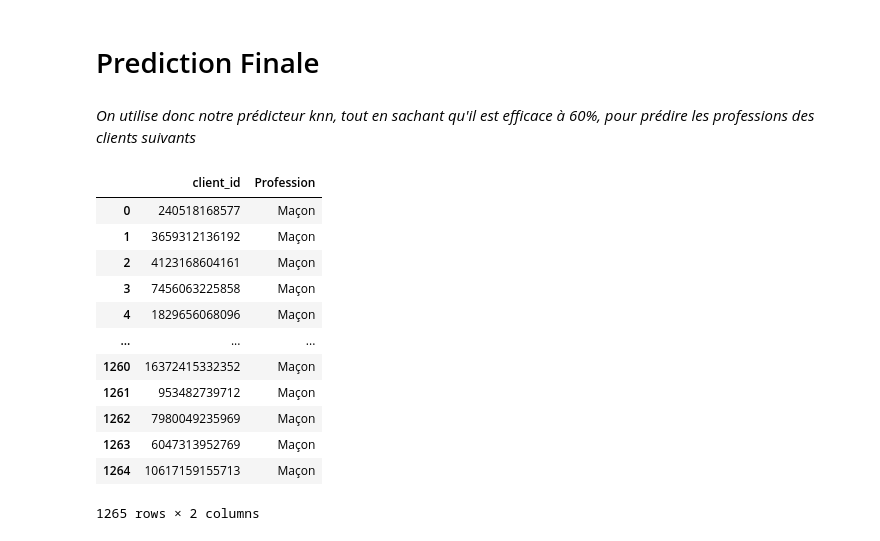
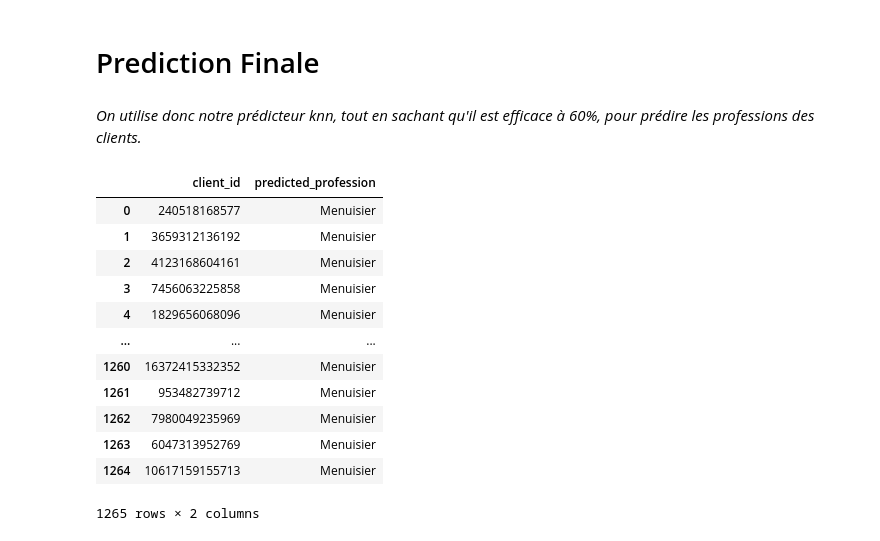
Before and after one commit to blanchelalouette/tpgithub1, a Jupyter notebook: Cas_Saint_GOBAIN_Prédiction_des_professions_clients.ipynb, the cells around one changed output. Cells and saved outputs as stored; diff of their text form; code cells hidden in the pictures.

```diff
--- a/Cas_Saint_GOBAIN_Prédiction_des_professions_clients.ipynb
+++ b/Cas_Saint_GOBAIN_Prédiction_des_professions_clients.ipynb
@@ -362,23 +400,23 @@ On s'apercoit que le prédicteur de la regression logistique n'est pas du tout e
 # %% [markdown]
 # Prediction Finale
 # %% [markdown]
-*On utilise donc notre prédicteur knn, tout en sachant qu'il est efficace à 60%, pour prédire les professions des clients suivants*
+*On utilise donc notre prédicteur knn, tout en sachant qu'il est efficace à 60%, pour prédire les professions des clients.*
 # %%
 X_tocomplete = clients_to_complete.values
 jobs = knn.predict(X_tocomplete.reshape(-1,1))
-clients_to_complete.insert(1, 'Profession', jobs)
+clients_to_complete.insert(1, 'predicted_profession', jobs)
 clients_to_complete
 # %% [output]
-|  | client_id | Profession |
-| 0 | 240518168577 | Maçon |
-| 1 | 3659312136192 | Maçon |
-| 2 | 4123168604161 | Maçon |
-| 3 | 7456063225858 | Maçon |
-| 4 | 1829656068096 | Maçon |
+|  | client_id | predicted_profession |
+| 0 | 240518168577 | Menuisier |
+| 1 | 3659312136192 | Menuisier |
+| 2 | 4123168604161 | Menuisier |
+| 3 | 7456063225858 | Menuisier |
+| 4 | 1829656068096 | Menuisier |
 | ... | ... | ... |
-| 1260 | 16372415332352 | Maçon |
-| 1261 | 953482739712 | Maçon |
-| 1262 | 7980049235969 | Maçon |
-| 1263 | 6047313952769 | Maçon |
-| 1264 | 10617159155713 | Maçon |
+| 1260 | 16372415332352 | Menuisier |
+| 1261 | 953482739712 | Menuisier |
+| 1262 | 7980049235969 | Menuisier |
+| 1263 | 6047313952769 | Menuisier |
+| 1264 | 10617159155713 | Menuisier |
 1265 rows × 2 columns
```
Also changed, not shown: parts of 9 cells of this notebook.
